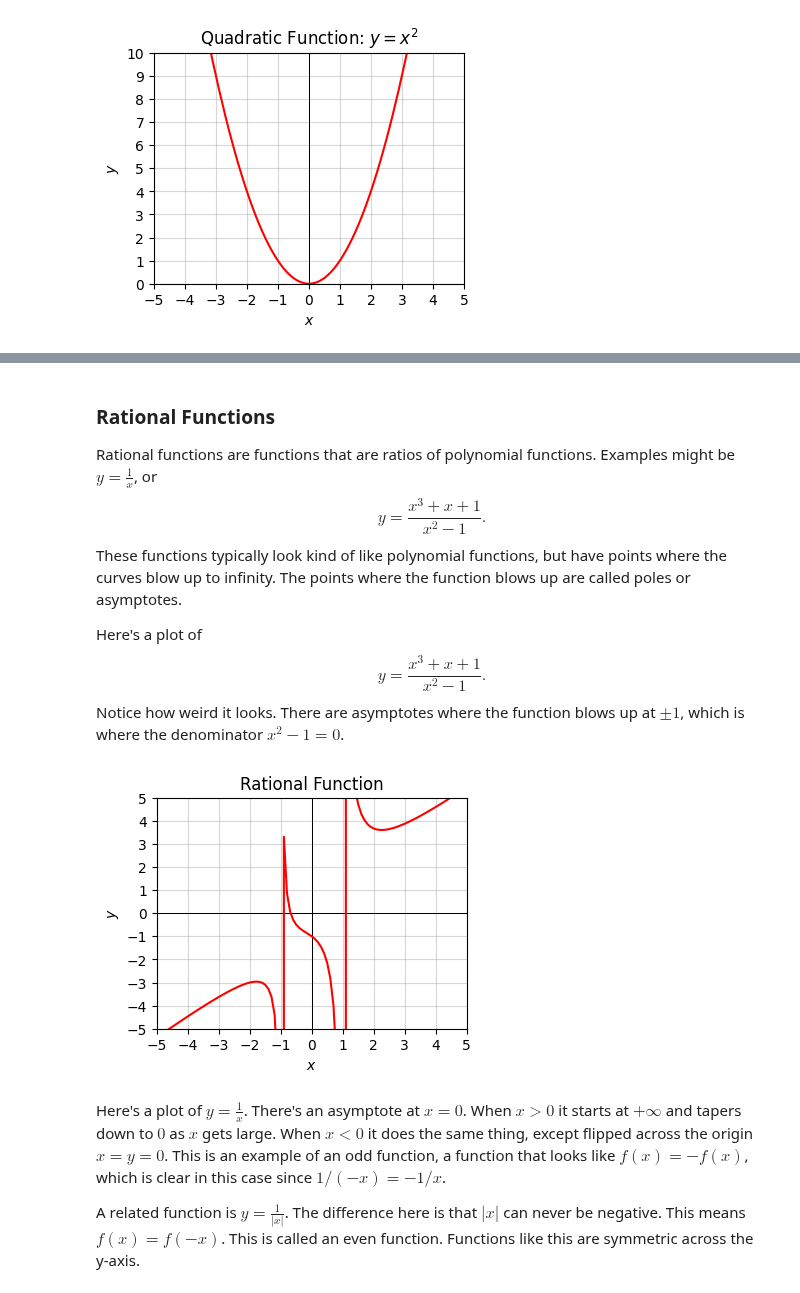
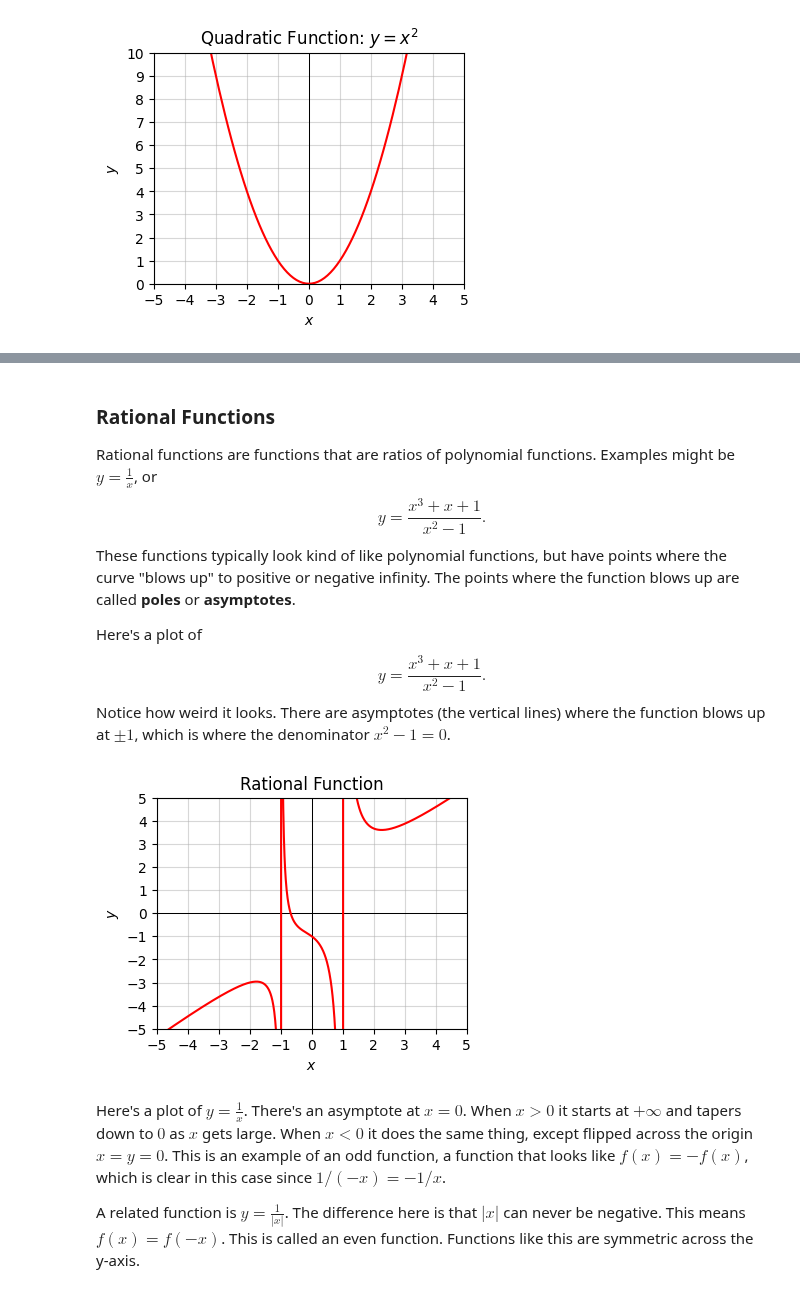
Before and after one commit to rkingery/ml-book, a Jupyter notebook: notebooks/basic-math.ipynb, the cells around one changed output, grey strips where cells are left out. Drawn from its saved outputs; the diff is of its cells as text; code cells hidden in the pictures.

```diff
--- a/notebooks/basic-math.ipynb
+++ b/notebooks/basic-math.ipynb
@@ -402,17 +165,17 @@ plot_function(x, y, (-5, 5), (0, 10), title='Quadratic Function: $y=x^2$')
 ### Rational Functions
 
 Rational functions are functions that are ratios of polynomial functions. Examples might be $y=\frac{1}{x}$, or $$y=\frac{x^3+x+1}{x^2-1}.$$
-These functions typically look kind of like polynomial functions, but have points where the curves blow up to infinity. The points where the function blows up are called poles or asymptotes.
+These functions typically look kind of like polynomial functions, but have points where the curve "blows up" to positive or negative infinity. The points where the function blows up are called **poles** or **asymptotes**.
 
 Here's a plot of
 $$y=\frac{x^3+x+1}{x^2-1}.$$
-Notice how weird it looks. There are asymptotes where the function blows up at $\pm 1$, which is where the denominator $x^2-1=0$.
+Notice how weird it looks. There are asymptotes (the vertical lines) where the function blows up at $\pm 1$, which is where the denominator $x^2-1=0$.
 # %%
-x = np.arange(-10, 10, 0.1)
-y = (x ** 3 + x + 1) / (x ** 2 - 1)
-plot_function(x, y, (-5, 5), (-5, 5), title='Rational Function')
+x = np.arange(-10, 10, 0.01)
+f = lambda x: (x ** 3 + x + 1) / (x ** 2 - 1)
+plot_function(x, f, (-5, 5), (-5, 5), title='Rational Function')
 # %% [output]
-[figure, old version]
+[figure, new version]
 # %% [markdown]
 Here's a plot of $y=\frac{1}{x}$. There's an asymptote at $x=0$. When $x > 0$ it starts at $+\infty$ and tapers down to $0$ as $x$ gets large. When $x < 0$ it does the same thing, except flipped across the origin $x=y=0$. This is an example of an odd function, a function that looks like $f(x)=-f(x)$, which is clear in this case since $1/(-x)=-1/x$.
 
```
Also changed, not shown: parts of 83 cells of this notebook, 8 other files.
